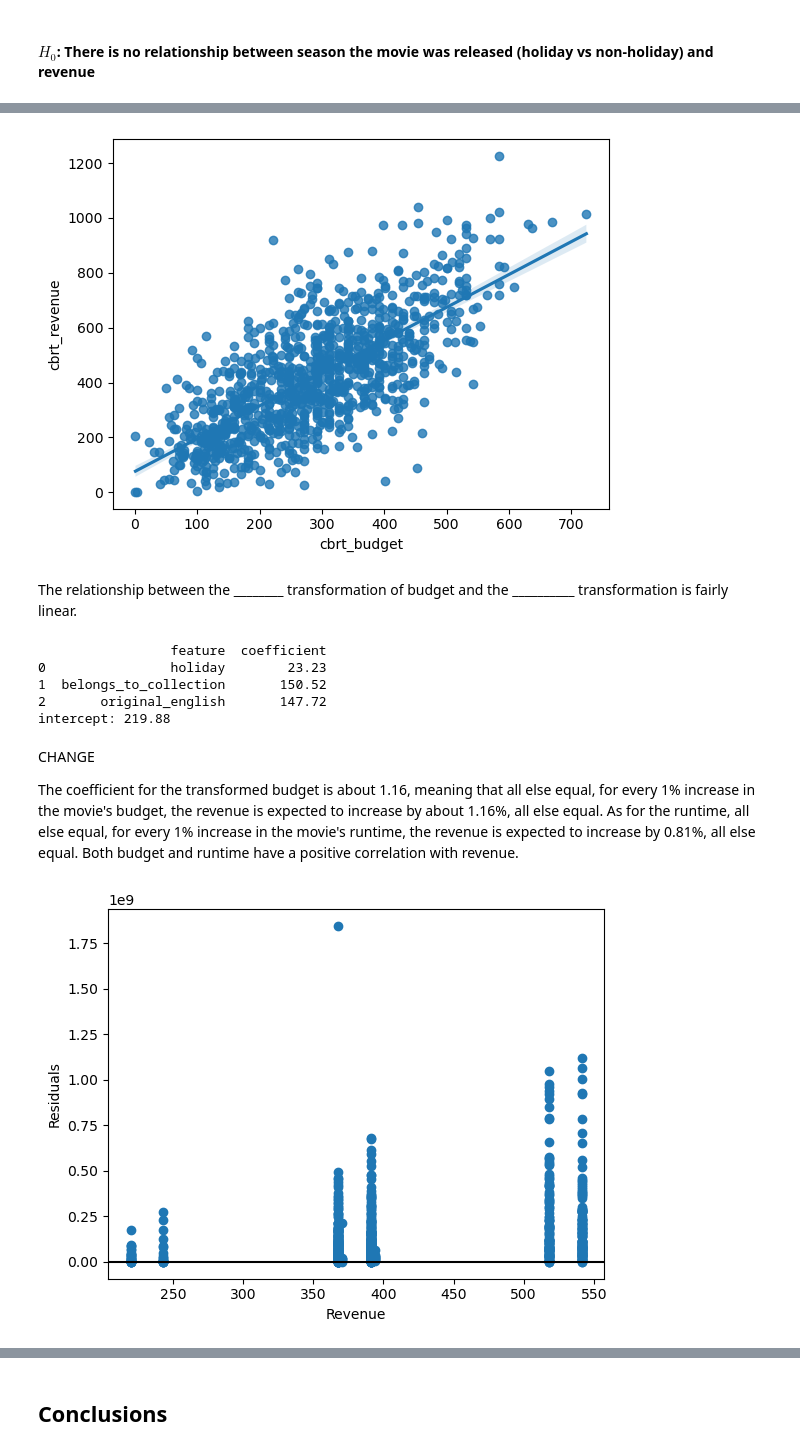
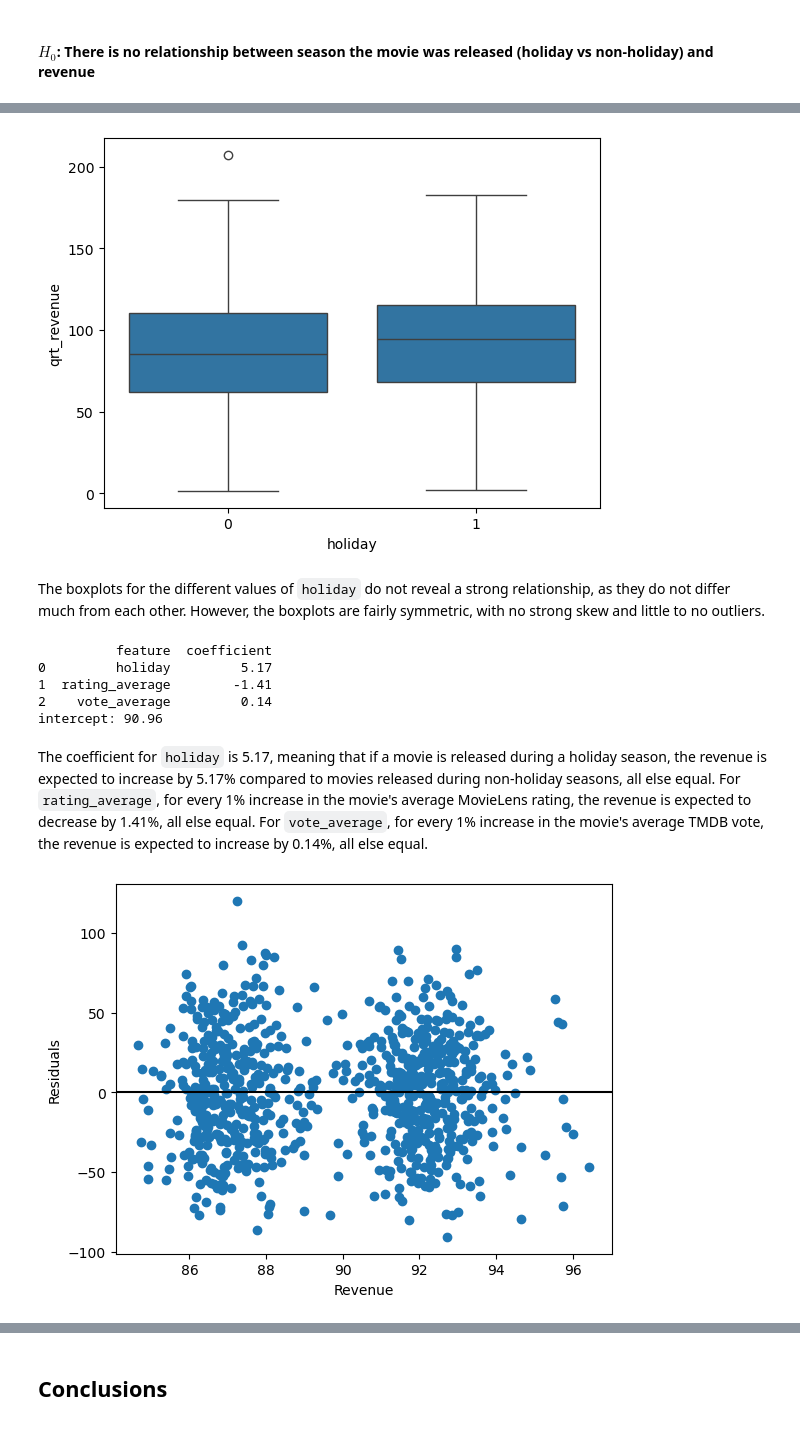
Before and after one commit to ay283/info2950_project, a Jupyter notebook: Report.ipynb, the cells around one changed output, grey strips where cells are left out. Cells and saved outputs as stored; diff of their text form; code cells hidden in the pictures.

```diff
--- a/Report.ipynb
+++ b/Report.ipynb
@@ -277,49 +286,44 @@ The residual plot is very clustered and not random, so we will transform some of
 # %%
-# CHANGE
+# Use quartic root transformation on revenue
+data['qrt_revenue'] = data['revenue'] ** (1/4)
 
-# Use cube root transformation on budget and revenue
-data['cbrt_budget'] = np.cbrt(data['budget'])
-data['cbrt_revenue'] = np.cbrt(data['revenue'])
-
-# Plot the transformed variables with each other to observe their relationship
-ax = sns.regplot(data, x='cbrt_budget', y='cbrt_revenue')
+# Plot the transformed variable with holiday to observe their relationship
+ax = sns.boxplot(data, x='holiday', y='qrt_revenue')
 # %% [output]
-[figure, old version]
+[figure, new version]
-# %% [markdown]
-The relationship between the ________ transformation of budget and the __________ transformation is fairly linear.
+# %% [markdown]
+The boxplots for the different values of `holiday` do not reveal a strong relationship, as they do not differ much from each other. However, the boxplots are fairly symmetric, with no strong skew and little to no outliers.
 # %%
-input_vars = ['holiday', 'belongs_to_collection', 'original_english']
+input_vars = ['holiday', 'rating_average', 'vote_average']
 train, test = train_test_split(data, test_size=0.2)
 X = data[input_vars]
-y = data['cbrt_revenue']
+y = data['qrt_revenue']
 model = LinearRegression().fit(X, y)
 # %%
 coef = pd.DataFrame({'feature': X.columns, 'coefficient': np.round(model.coef_, 2)})
 print(coef)
 print(f"intercept: {round(model.intercept_, 2)}")
 # %% [output]
-                 feature  coefficient
-0                holiday        23.23
-1  belongs_to_collection       150.52
-2       original_english       147.72
-intercept: 219.88
+          feature  coefficient
+0         holiday         5.17
+1  rating_average        -1.41
+2    vote_average         0.14
+intercept: 90.96
 # %% [markdown]
-CHANGE
-
-The coefficient for the transformed budget is about 1.16, meaning that all else equal, for every 1% increase in the movie's budget, the revenue is expected to increase by about 1.16%, all else equal. As for the runtime, all else equal, for every 1% increase in the movie's runtime, the revenue is expected to increase by 0.81%, all else equal. Both budget and runtime have a positive correlation with revenue.
+The coefficient for `holiday` is 5.17, meaning that if a movie is released during a holiday season, the revenue is expected to increase by 5.17% compared to movies released during non-holiday seasons, all else equal. For `rating_average`, for every 1% increase in the movie's average MovieLens rating, the revenue is expected to decrease by 1.41%, all else equal. For `vote_average`, for every 1% increase in the movie's average TMDB vote, the revenue is expected to increase by 0.14%, all else equal.
 # %%
 train_pred = model.predict(train[input_vars])
 test_pred = model.predict(test[input_vars])
 # %%
-residuals = train['revenue'] - train_pred
+residuals = train['qrt_revenue'] - train_pred
 
 def generate_residual_plot(pred, resid):
     plt.scatter(pred, resid, marker="o")
     plt.xlabel("Revenue")
     plt.ylabel("Residuals")
     plt.axhline(y=0, color="black")
 
 generate_residual_plot(train_pred, residuals)
 # %% [output]
-[figure, old version]
+[figure, new version]
 # %% [markdown]
```
Also changed, not shown: parts of 21 cells of this notebook, 2 other files.
